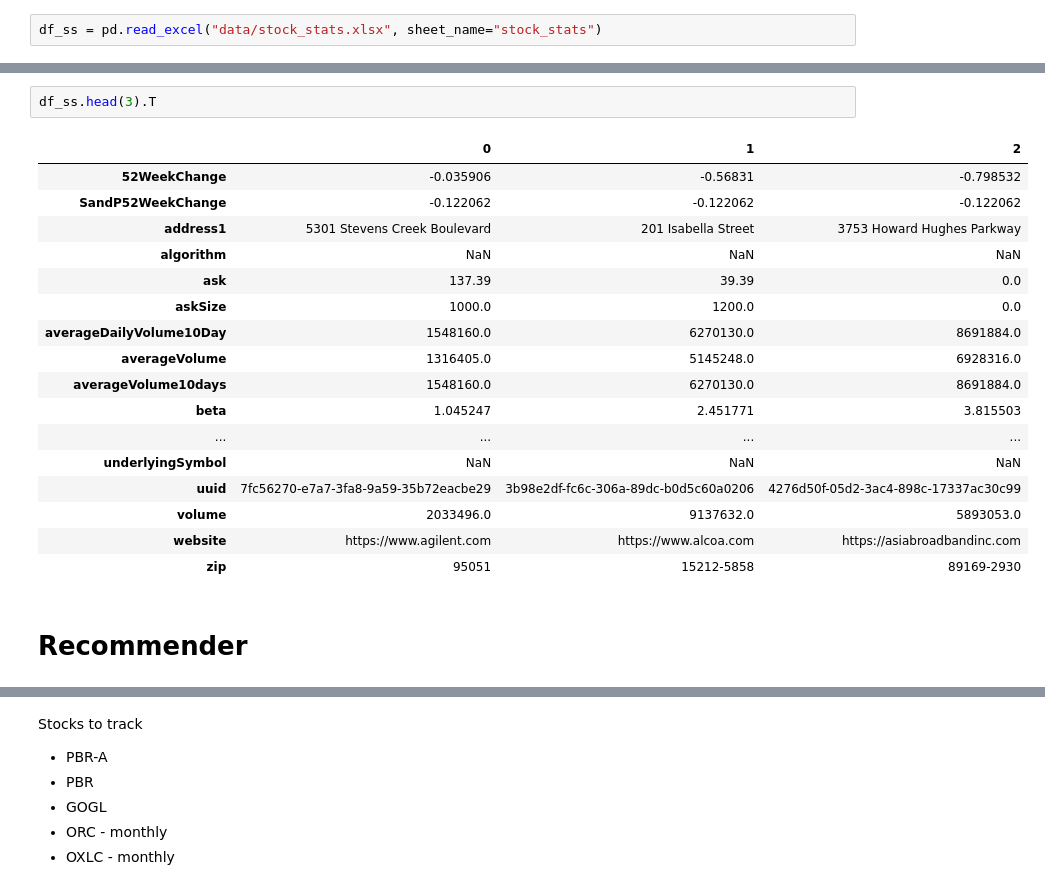
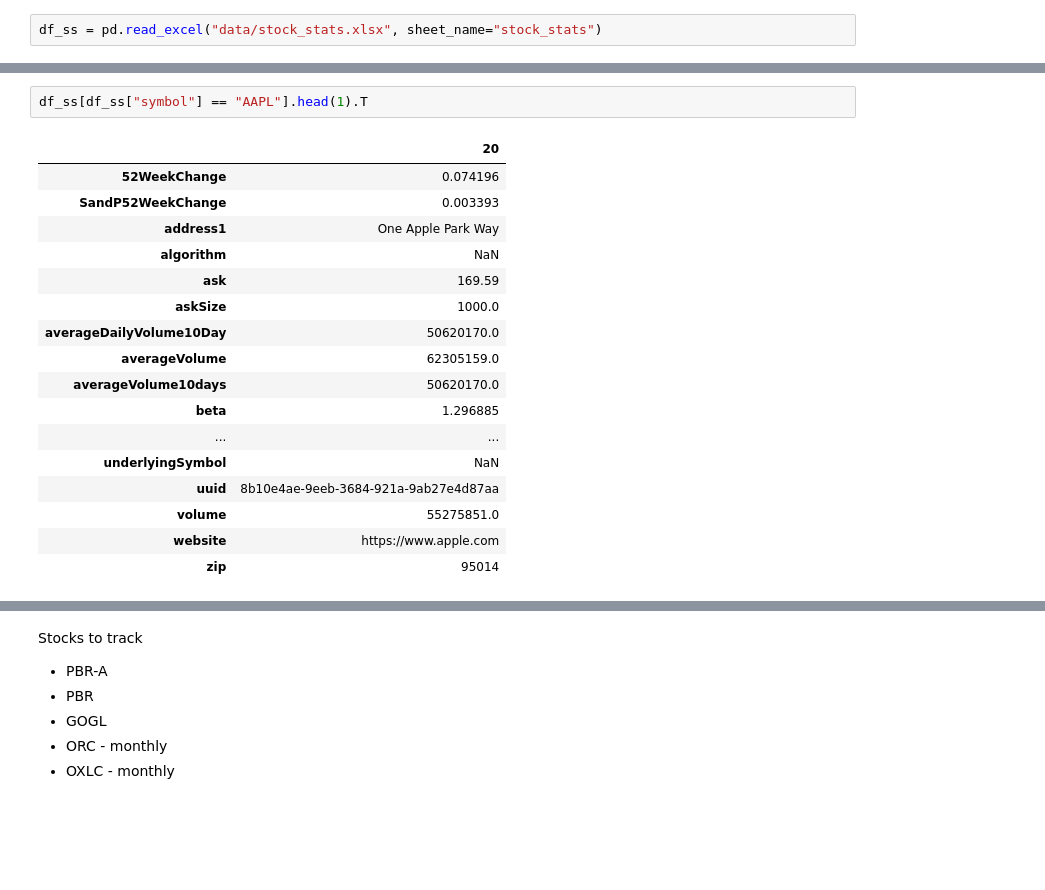
Before and after one commit to alpha2phi-platform/alphalib, a Jupyter notebook: 07_selection.ipynb, the cells around one changed output, grey strips where cells are left out. Saved outputs shown, nothing was run; the diff lists cells and outputs as text; blank space fills up the shorter version.

```diff
--- a/07_selection.ipynb
+++ b/07_selection.ipynb
@@ -45,23 +47,21 @@ Index(['52WeekChange', 'SandP52WeekChange', 'address1', 'algorithm', 'ask',
 # %%
-df_ss.head(3).T
+df_ss[df_ss["symbol"] == "AAPL"].head(1).T
 # %% [output]
-|  | 0 | 1 | 2 |
-| 52WeekChange | -0.035906 | -0.56831 | -0.798532 |
-| SandP52WeekChange | -0.122062 | -0.122062 | -0.122062 |
-| address1 | 5301 Stevens Creek Boulevard | 201 Isabella Street | 3753 Howard Hughes Parkway |
-| algorithm | NaN | NaN | NaN |
-| ask | 137.39 | 39.39 | 0.0 |
-| askSize | 1000.0 | 1200.0 | 0.0 |
-| averageDailyVolume10Day | 1548160.0 | 6270130.0 | 8691884.0 |
-| averageVolume | 1316405.0 | 5145248.0 | 6928316.0 |
-| averageVolume10days | 1548160.0 | 6270130.0 | 8691884.0 |
-| beta | 1.045247 | 2.451771 | 3.815503 |
-| ... | ... | ... | ... |
-| underlyingSymbol | NaN | NaN | NaN |
-| uuid | 7fc56270-e7a7-3fa8-9a59-35b72eacbe29 | 3b98e2df-fc6c-306a-89dc-b0d5c60a0206 | 4276d50f-05d2-3ac4-898c-17337ac30c99 |
-| volume | 2033496.0 | 9137632.0 | 5893053.0 |
-| website | https://www.agilent.com | https://www.alcoa.com | https://asiabroadbandinc.com |
-| zip | 95051 | 15212-5858 | 89169-2930 |
+|  | 20 |
+| 52WeekChange | 0.074196 |
+| SandP52WeekChange | 0.003393 |
+| address1 | One Apple Park Way |
+| algorithm | NaN |
+| ask | 169.59 |
+| askSize | 1000.0 |
+| averageDailyVolume10Day | 50620170.0 |
+| averageVolume | 62305159.0 |
+| averageVolume10days | 50620170.0 |
+| beta | 1.296885 |
+| ... | ... |
+| underlyingSymbol | NaN |
+| uuid | 8b10e4ae-9eeb-3684-921a-9ab27e4d87aa |
+| volume | 55275851.0 |
+| website | https://www.apple.com |
+| zip | 95014 |
-# %% [markdown]
-# Recommender
 # %%
```
Also changed, not shown: parts of 27 cells of this notebook, 2 other files.
